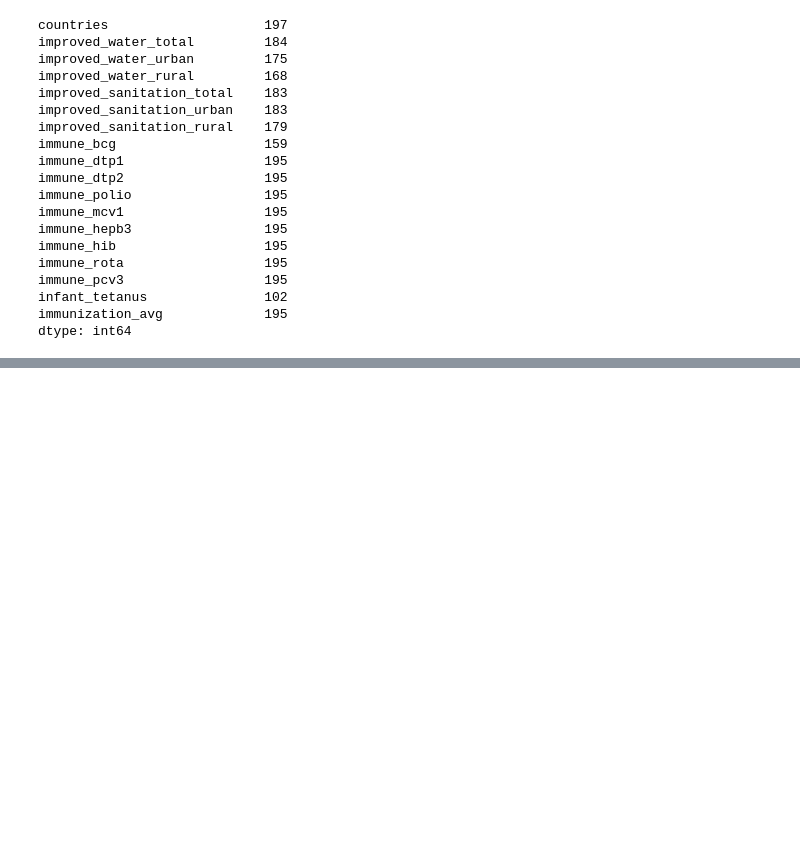
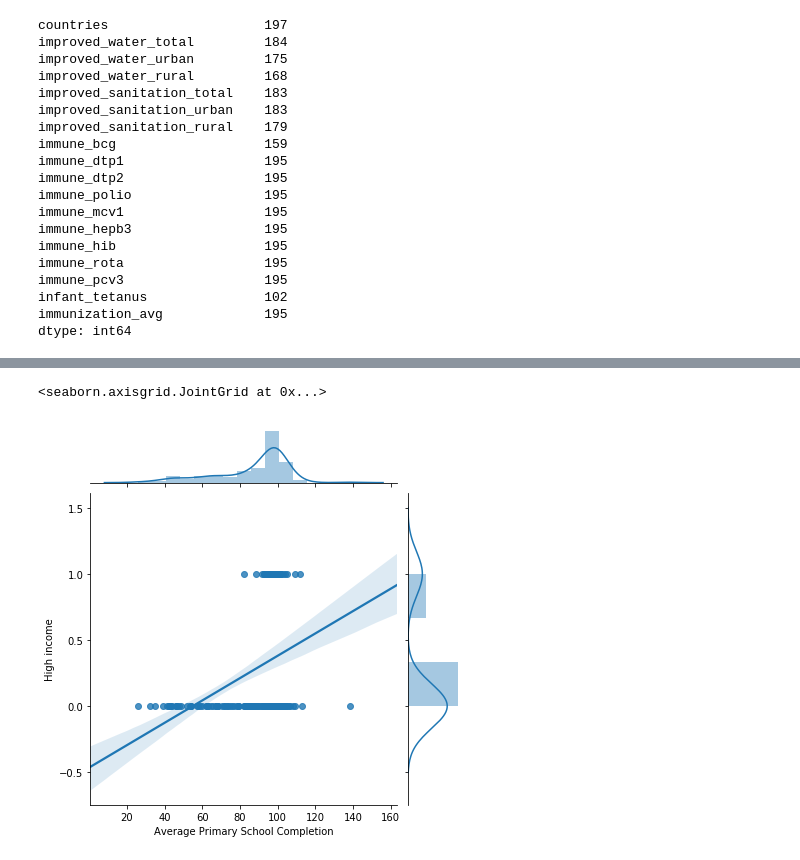
Before and after one commit to Yee-Brian14/primary_completion_rate, a Jupyter notebook: working-notebook.ipynb, the cells around one changed output, grey strips where cells are left out. Drawn from its saved outputs; the diff is of its cells as text; code cells hidden in the pictures; blank space fills up the shorter version.

Commit message:
cleans data, pretty graphs, things are making more sense

```diff
--- a/working-notebook.ipynb
+++ b/working-notebook.ipynb
@@ -228,0 +234,2 @@ outfile.close()
+# %%
+data = pd.merge(left=brians, right=hannahs, how='outer', left_on='Country Name', right_on='countries')
@@ -228,0 +251,21 @@ outfile.close()
+# %%
+non_countries = ['Arab World', 'Central Europe and the Baltics', 'East Asia & Pacific (excluding high income)',
+            'Early-demographic dividend','East Asia & Pacific', 'Europe & Central Asia',
+            'Europe & Central Asia (excluding high income)', 'Euro area', 'European Union',
+            'Fragile and conflict affected situations', 'High income', 'Heavily indebted poor countries (HIPC)',
+            'IBRD only', 'IDA & IBRD total', 'IDA total', 'IDA blend', 'IDA only',
+             'Latin America & Caribbean (excluding high income)', 'Latin America & Caribbean',
+            'Least developed countries: UN classification', 'Low income', 'Lower middle income',
+                'Low & middle income', 'Late-demographic dividend', 'Middle East & North Africa',
+                'Middle income', 'Middle East & North Africa (excluding high income)','North America','OECD members',
+                'Other small states', 'Pre-demographic dividend', 'Post-demographic dividend',
+                'South Asia', 'Sub-Saharan Africa (excluding high income)', 'Sub-Saharan Africa',
+                'Small states', 'East Asia & Pacific (IDA & IBRD countries)',
+                 'Europe & Central Asia (IDA & IBRD countries)',
+                 'Latin America & the Caribbean (IDA & IBRD countries)',
+                 'Middle East & North Africa (IDA & IBRD countries)', 'South Asia (IDA & IBRD)',
+                'Sub-Saharan Africa (IDA & IBRD countries)', 'Upper middle income',
+                'World']
+# %%
+# get rid of non-countries
+data.drop(data[(data['Country Name'].isin(non_countries))].index, inplace=True)
@@ -228,0 +316,3 @@ outfile.close()
+# %%
+#
+data.drop(data[(pd.isnull(data['Country Name'])) | pd.isnull(data['countries'])][['countries', 'Country Name']].index, inplace=True)
@@ -228,0 +383,5 @@ outfile.close()
+# %%
+sns.jointplot(x='Average Primary School Completion',y='High income',data=data,kind='reg')
+# %% [output]
+<seaborn.axisgrid.JointGrid at 0x...>
+[figure, added]
```
Also changed, not shown: parts of 27 cells of this notebook, 1 other file.
